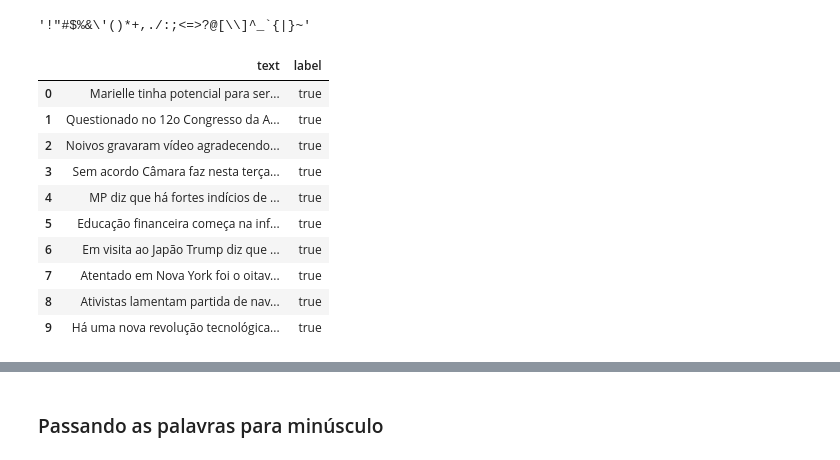
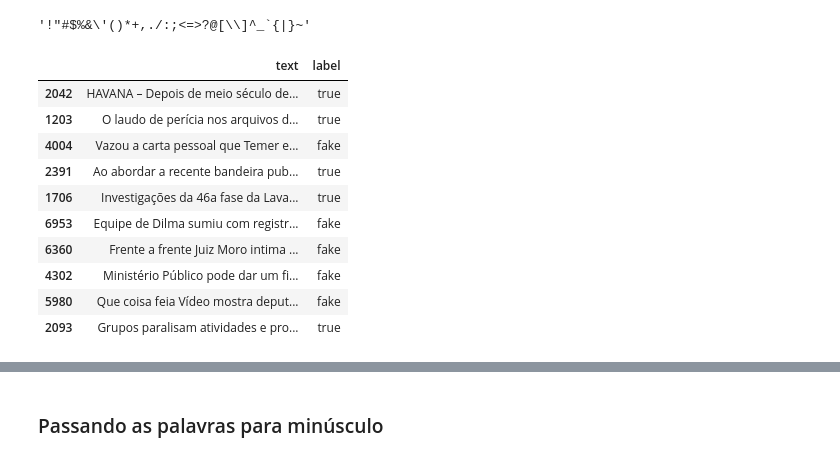
Before and after one commit to atlantico-academy/apura, a Jupyter notebook: notebooks/01 - Exploratory Data Analysis.ipynb, the cells around one changed output, grey strips where cells are left out. Saved outputs shown, nothing was run; the diff lists cells and outputs as text; code cells hidden in the pictures.

```diff
--- a/notebooks/01 - Exploratory Data Analysis.ipynb
+++ b/notebooks/01 - Exploratory Data Analysis.ipynb
@@ -75,17 +75,17 @@ punctuation
 '!"#$%&\'()*+,./:;<=>?@[\\]^_`{|}~'
 # %%
 news_df['text'] = news_df['text'].apply(lambda c: re.sub('[%s]' % re.escape(punctuation), '', c))
-news_df.head(10)
+news_df.sample(10)
 # %% [output]
 |  | text | label |
-| 0 | Marielle tinha potencial para ser... | true |
-| 1 | Questionado no 12o Congresso da A... | true |
-| 2 | Noivos gravaram vídeo agradecendo... | true |
-| 3 | Sem acordo Câmara faz nesta terça... | true |
-| 4 | MP diz que há fortes indícios de ... | true |
-| 5 | Educação financeira começa na inf... | true |
-| 6 | Em visita ao Japão Trump diz que ... | true |
-| 7 | Atentado em Nova York foi o oitav... | true |
-| 8 | Ativistas lamentam partida de nav... | true |
-| 9 | Há uma nova revolução tecnológica... | true |
+| 2042 | HAVANA – Depois de meio século de... | true |
+| 1203 | O laudo de perícia nos arquivos d... | true |
+| 4004 | Vazou a carta pessoal que Temer e... | fake |
+| 2391 | Ao abordar a recente bandeira pub... | true |
+| 1706 | Investigações da 46a fase da Lava... | true |
+| 6953 | Equipe de Dilma sumiu com registr... | fake |
+| 6360 | Frente a frente Juiz Moro intima ... | fake |
+| 4302 | Ministério Público pode dar um fi... | fake |
+| 5980 | Que coisa feia Vídeo mostra deput... | fake |
+| 2093 | Grupos paralisam atividades e pro... | true |
 # %%
```
Also changed, not shown: parts of 14 cells of this notebook.
